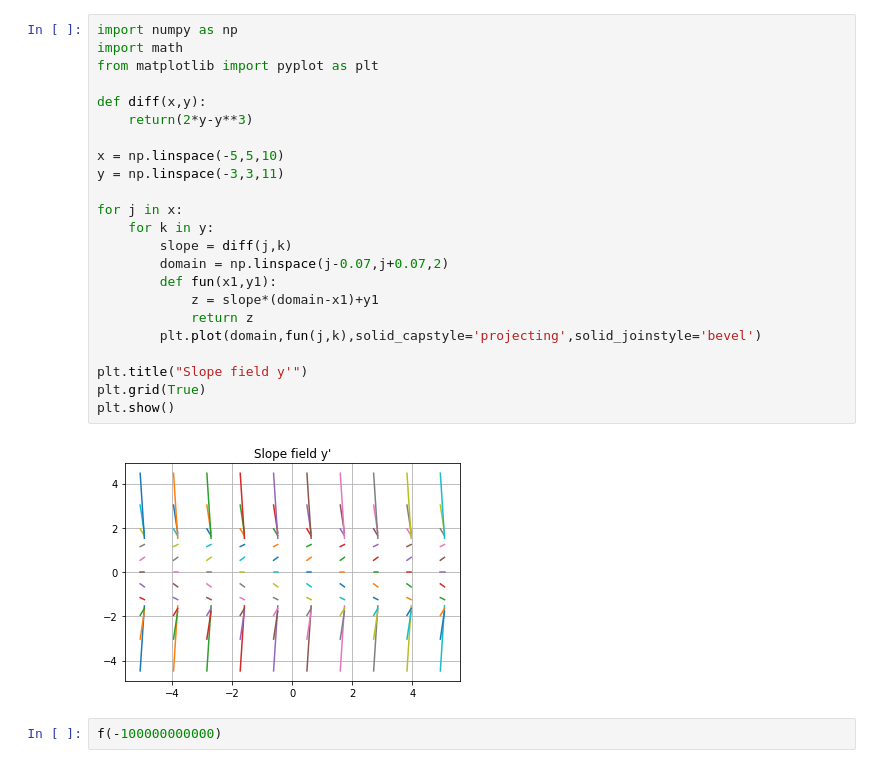
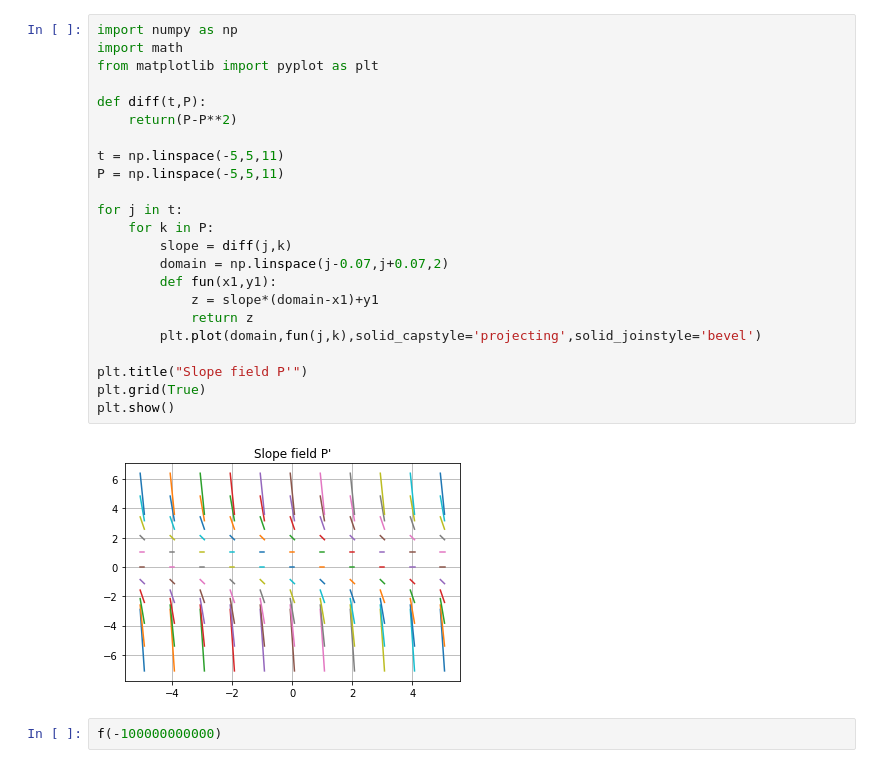
Before and after one commit to michlee1337/DataScience, a Jupyter notebook: Math/ODEs.ipynb, the cells around one changed output. Cells and saved outputs as stored; diff of their text form.

```diff
--- a/Math/ODEs.ipynb
+++ b/Math/ODEs.ipynb
@@ -1,28 +1,28 @@
 # %%
 import numpy as np
 import math
 from matplotlib import pyplot as plt
 
-def diff(x,y):
-    return(2*y-y**3)
+def diff(t,P):
+    return(P-P**2)
 
-x = np.linspace(-5,5,10)
-y = np.linspace(-3,3,11)
+t = np.linspace(-5,5,11)
+P = np.linspace(-5,5,11)
 
-for j in x:
-    for k in y:
+for j in t:
+    for k in P:
         slope = diff(j,k)
         domain = np.linspace(j-0.07,j+0.07,2)
         def fun(x1,y1):
             z = slope*(domain-x1)+y1
             return z
         plt.plot(domain,fun(j,k),solid_capstyle='projecting',solid_joinstyle='bevel')
 
-plt.title("Slope field y'")
+plt.title("Slope field P'")
 plt.grid(True)
 plt.show()
 # %% [output]
-[figure, old version]
+[figure, new version]
 # %%
 f(-100000000000)
 # %% [output]
```
Also changed, not shown: 46 other files.
